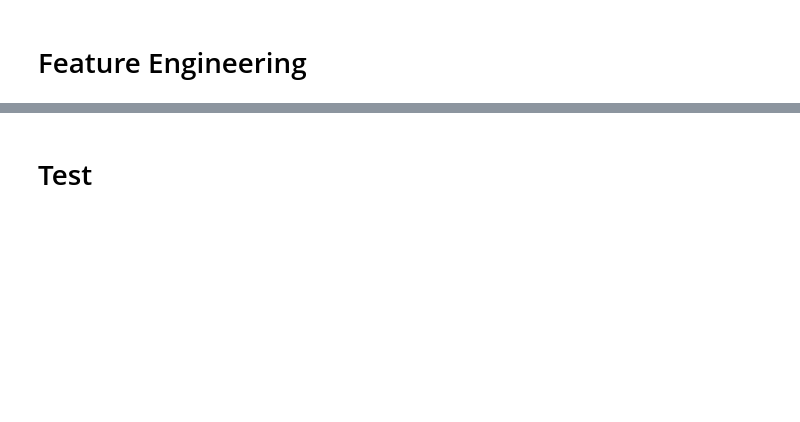
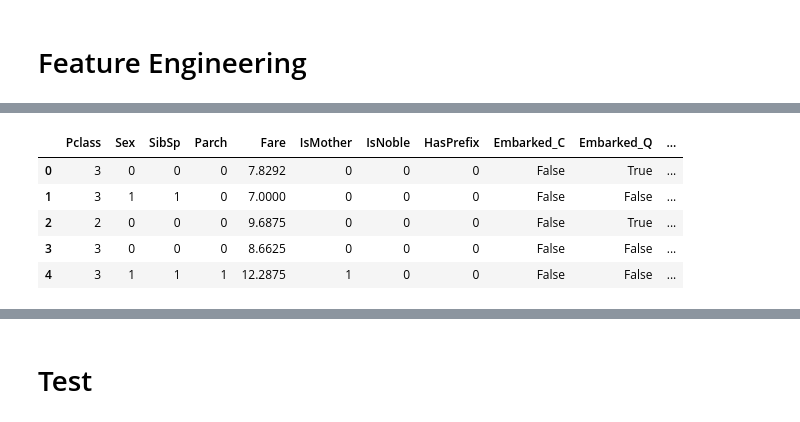
Before and after one commit to ibshafique/mlops_with_poridhi, a Jupyter notebook: prerequisite_projects/Titanic_Project/project_titanic_1.ipynb, the cells around one changed output, grey strips where cells are left out. Saved outputs shown, nothing was run; the diff lists cells and outputs as text; code cells hidden in the pictures; blank space fills up the shorter version.

```diff
--- a/prerequisite_projects/Titanic_Project/project_titanic_1.ipynb
+++ b/prerequisite_projects/Titanic_Project/project_titanic_1.ipynb
@@ -284,0 +437,9 @@ train_df.head(15)
+# %%
+test_df.head()
+# %% [output]
+|  | Pclass | Sex | SibSp | Parch | Fare | IsMother | IsNoble | HasPrefix | Embarked_C | Embarked_Q | ... |
+| 0 | 3 | 0 | 0 | 0 | 7.8292 | 0 | 0 | 0 | False | True | ... |
+| 1 | 3 | 1 | 1 | 0 | 7.0000 | 0 | 0 | 0 | False | False | ... |
+| 2 | 2 | 0 | 0 | 0 | 9.6875 | 0 | 0 | 0 | False | True | ... |
+| 3 | 3 | 0 | 0 | 0 | 8.6625 | 0 | 0 | 0 | False | False | ... |
+| 4 | 3 | 1 | 1 | 1 | 12.2875 | 1 | 0 | 0 | False | False | ... |
```
Also changed, not shown: parts of 29 cells of this notebook.
